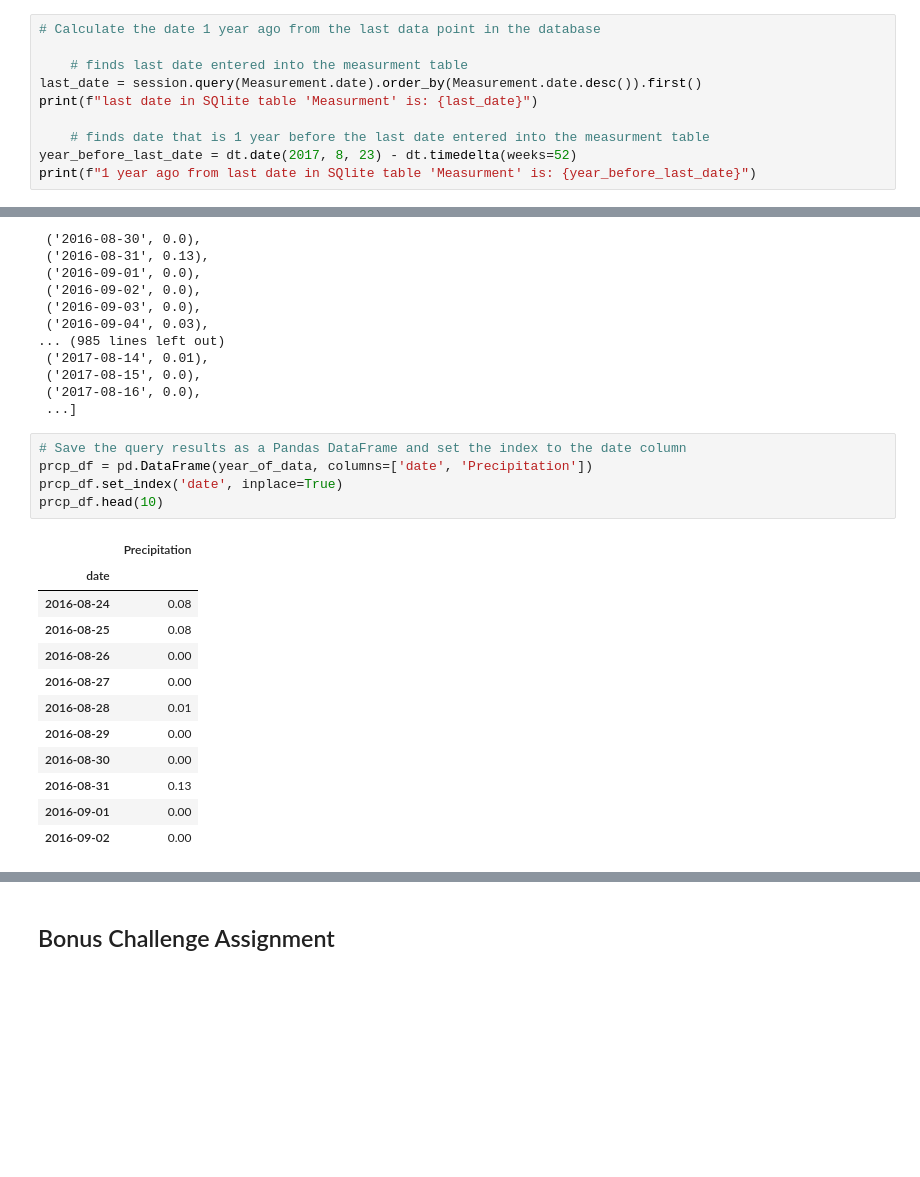
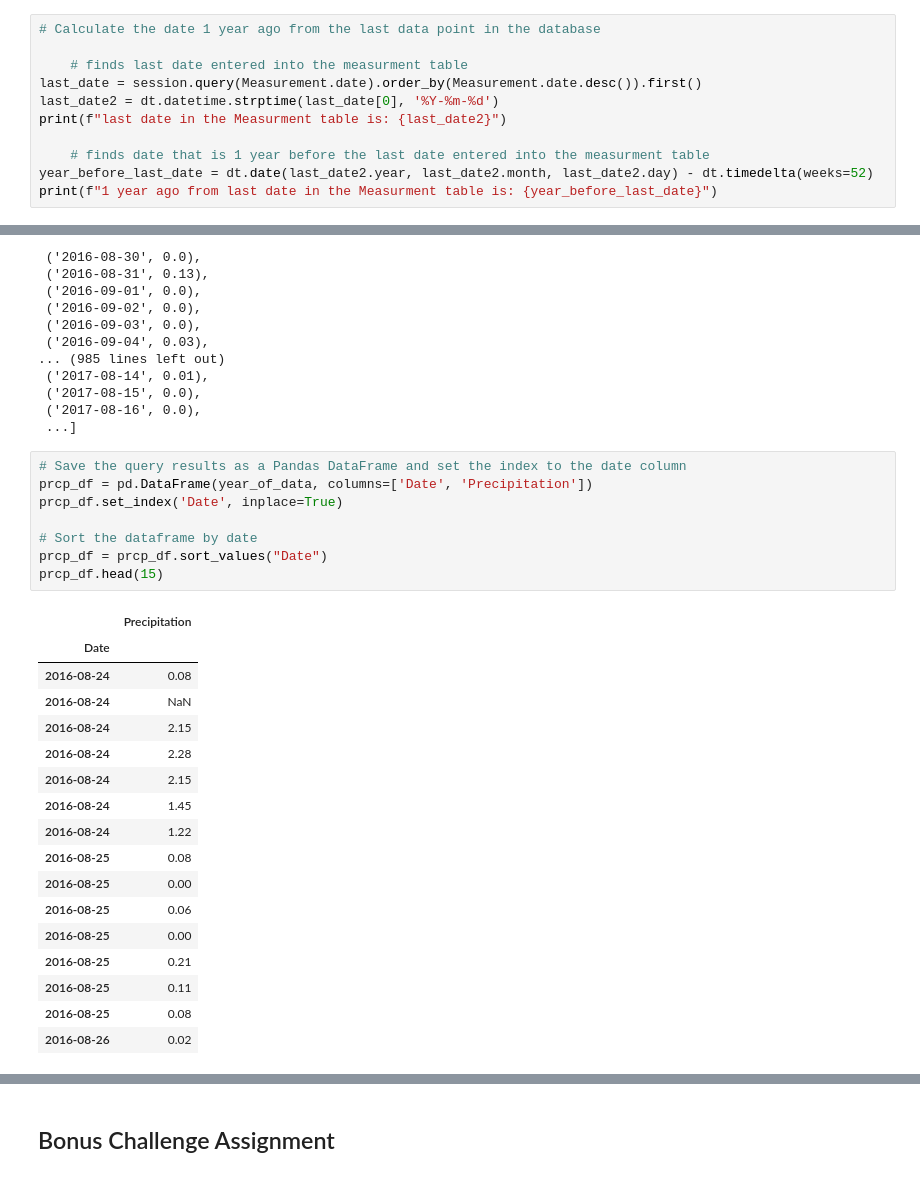
Before and after one commit to MrBadinger/SQLalchemy-Challenge, a Jupyter notebook: climate_starter.ipynb, the cells around one changed output, grey strips where cells are left out. Saved outputs shown, nothing was run; the diff lists cells and outputs as text; blank space fills up the shorter version.

```diff
--- a/climate_starter.ipynb
+++ b/climate_starter.ipynb
@@ -66,9 +89,10 @@ engine.execute('SELECT * FROM measurement LIMIT 10').fetchall()
 
     # finds last date entered into the measurment table
 last_date = session.query(Measurement.date).order_by(Measurement.date.desc()).first()
-print(f"last date in SQlite table 'Measurment' is: {last_date}")
+last_date2 = dt.datetime.strptime(last_date[0], '%Y-%m-%d')
+print(f"last date in the Measurment table is: {last_date2}")
 
     # finds date that is 1 year before the last date entered into the measurment table
-year_before_last_date = dt.date(2017, 8, 23) - dt.timedelta(weeks=52)
-print(f"1 year ago from last date in SQlite table 'Measurment' is: {year_before_last_date}")
+year_before_last_date = dt.date(last_date2.year, last_date2.month, last_date2.day) - dt.timedelta(weeks=52)
+print(f"1 year ago from last date in the Measurment table is: {year_before_last_date}")
 # %% [output]
@@ -101,19 +125,27 @@ year_of_data
  ...]
 # %%
 # Save the query results as a Pandas DataFrame and set the index to the date column
-prcp_df = pd.DataFrame(year_of_data, columns=['date', 'Precipitation'])
-prcp_df.set_index('date', inplace=True)
-prcp_df.head(10)
+prcp_df = pd.DataFrame(year_of_data, columns=['Date', 'Precipitation'])
+prcp_df.set_index('Date', inplace=True)
+
+# Sort the dataframe by date
+prcp_df = prcp_df.sort_values("Date")
+prcp_df.head(15)
 # %% [output]
 |  | Precipitation |
-| date |  |
+| Date |  |
 | 2016-08-24 | 0.08 |
+| 2016-08-24 | NaN |
+| 2016-08-24 | 2.15 |
+| 2016-08-24 | 2.28 |
+| 2016-08-24 | 2.15 |
+| 2016-08-24 | 1.45 |
+| 2016-08-24 | 1.22 |
 | 2016-08-25 | 0.08 |
-| 2016-08-26 | 0.00 |
-| 2016-08-27 | 0.00 |
-| 2016-08-28 | 0.01 |
-| 2016-08-29 | 0.00 |
-| 2016-08-30 | 0.00 |
-| 2016-08-31 | 0.13 |
-| 2016-09-01 | 0.00 |
-| 2016-09-02 | 0.00 |
+| 2016-08-25 | 0.00 |
+| 2016-08-25 | 0.06 |
+| 2016-08-25 | 0.00 |
+| 2016-08-25 | 0.21 |
+| 2016-08-25 | 0.11 |
+| 2016-08-25 | 0.08 |
+| 2016-08-26 | 0.02 |
```
Also changed, not shown: parts of 18 cells of this notebook.
